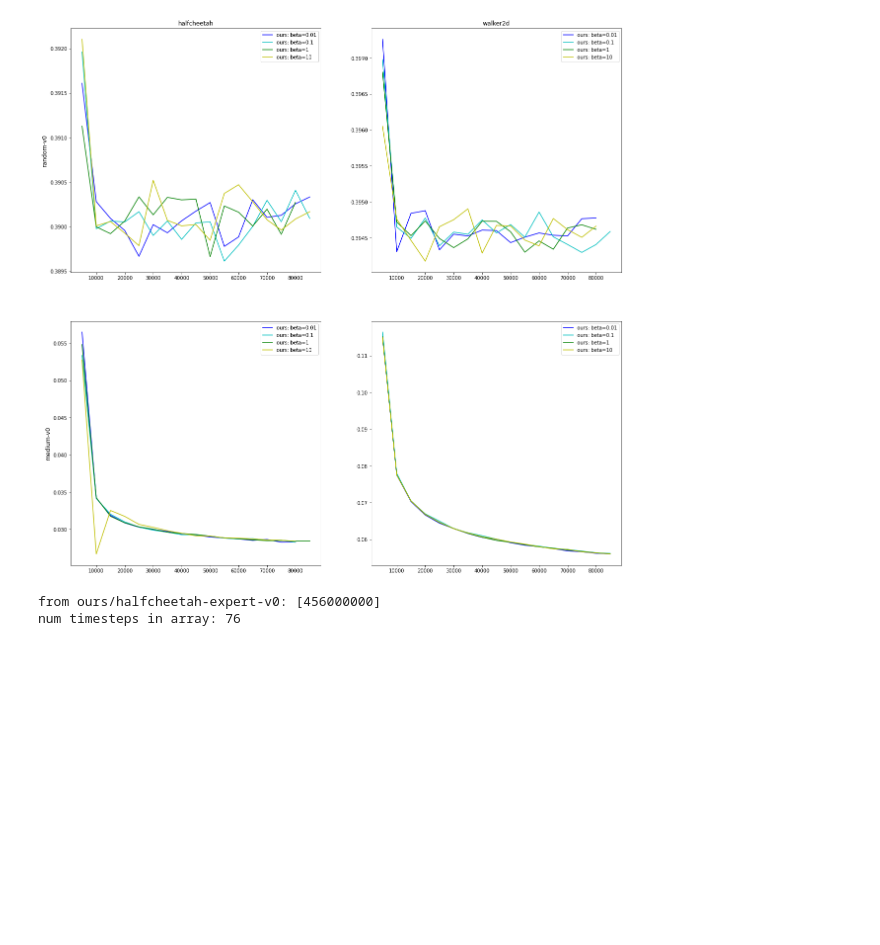
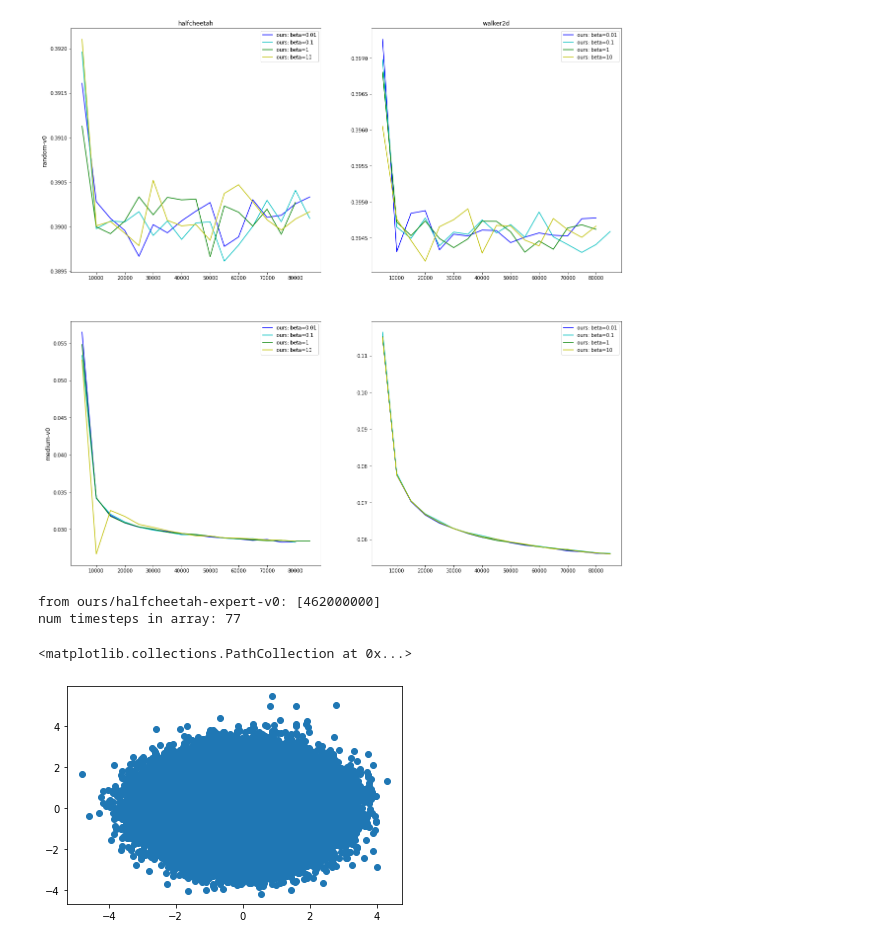
Before and after one commit to kiran-ganeshan/latent-actions, a Jupyter notebook: plotting.ipynb, the cells around one changed output. Saved outputs shown, nothing was run; the diff lists cells and outputs as text; code cells hidden in the pictures; blank space fills up the shorter version.

```diff
--- a/plotting.ipynb
+++ b/plotting.ipynb
@@ -208,9 +215,12 @@ from ours/walker2d-medium-v0: [17]
 num timesteps in array: 17
 [figure]
 # %%
-latents = get_item_data("latent", 1, 1980, 'ours', 'halfcheetah-expert-v0')
+latents = get_item_data("latent", 1, 1984, 'ours', 'halfcheetah-expert-v0')
 # %% [output]
-from ours/halfcheetah-expert-v0: [456000000]
-num timesteps in array: 76
+from ours/halfcheetah-expert-v0: [462000000]
+num timesteps in array: 77
 # %%
-plt.scatter(latents[0, -1, :, 0], latents[0, -1, : 1])
+plt.scatter(latents[0, -1, :, 1], latents[0, -1, :, 2])
+# %% [output]
+<matplotlib.collections.PathCollection at 0x...>
+[figure, added]
```
Also changed, not shown: parts of 3 cells of this notebook, 59 other files.
